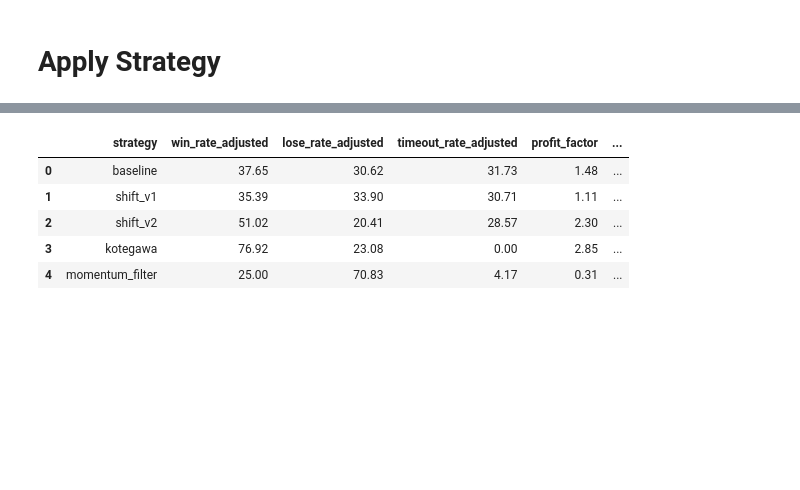
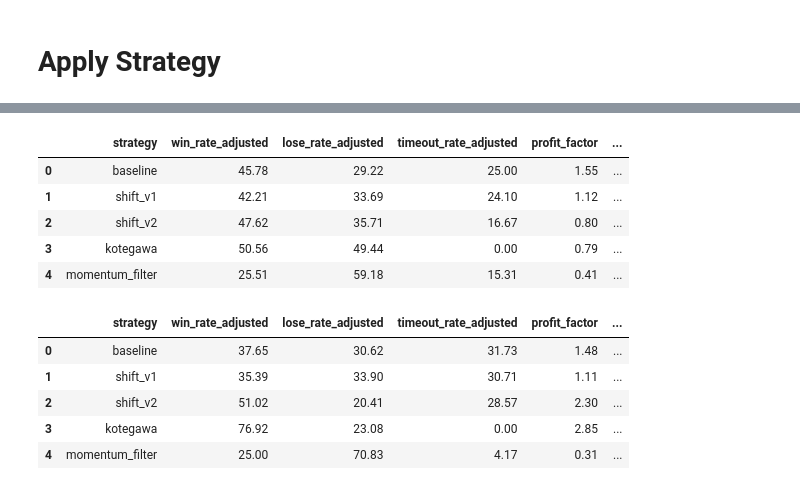
Before and after one commit to LW130003/technical-analysis, a Jupyter notebook: notebooks/simulation_loop.ipynb, the cells around one changed output, grey strips where cells are left out. Cells and saved outputs as stored; diff of their text form; code cells hidden in the pictures; blank space fills up the shorter version.

```diff
--- a/notebooks/simulation_loop.ipynb
+++ b/notebooks/simulation_loop.ipynb
@@ -63,3 +104,14 @@ for name, fn in strategies.items():
+# %%
+sliced_columns = ["strategy", 'win_rate_adjusted', 'lose_rate_adjusted', 'timeout_rate_adjusted',
+       'profit_factor', 'avg_holding_hours']
+pd.DataFrame(eval_dict_ls)[sliced_columns]
+# %% [output]
+|  | strategy | win_rate_adjusted | lose_rate_adjusted | timeout_rate_adjusted | profit_factor | ... |
+| 0 | baseline | 45.78 | 29.22 | 25.00 | 1.55 | ... |
+| 1 | shift_v1 | 42.21 | 33.69 | 24.10 | 1.12 | ... |
+| 2 | shift_v2 | 47.62 | 35.71 | 16.67 | 0.80 | ... |
+| 3 | kotegawa | 50.56 | 49.44 | 0.00 | 0.79 | ... |
+| 4 | momentum_filter | 25.51 | 59.18 | 15.31 | 0.41 | ... |
 # %%
 sliced_columns = ["strategy", 'win_rate_adjusted', 'lose_rate_adjusted', 'timeout_rate_adjusted',
        'profit_factor', 'avg_holding_hours']
```
Also changed, not shown: parts of 5 cells of this notebook, 5 other files.
